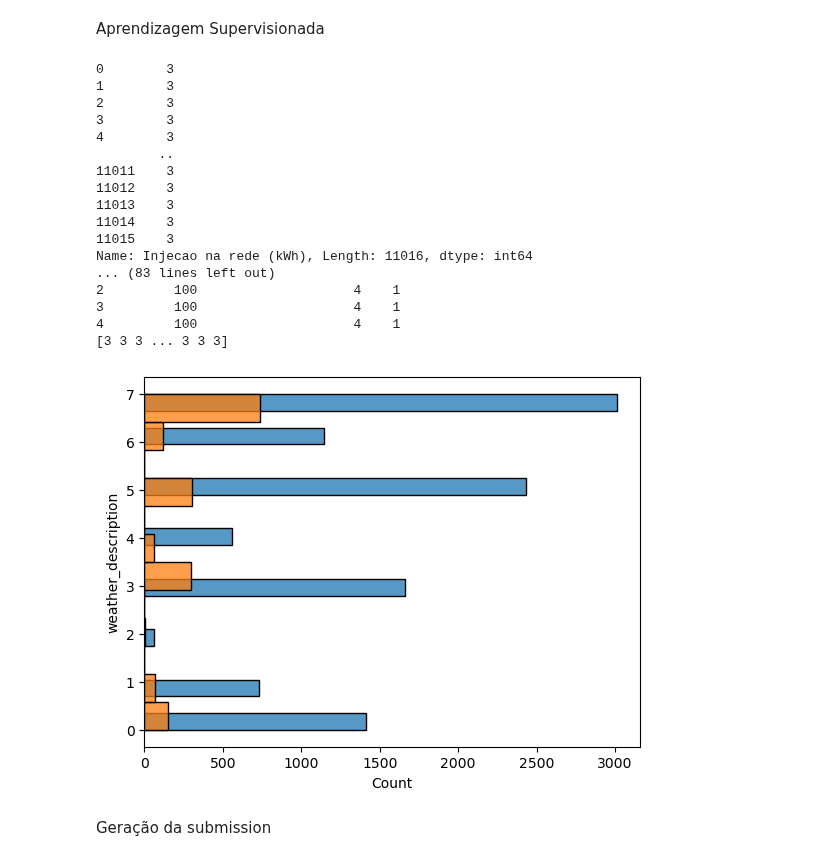
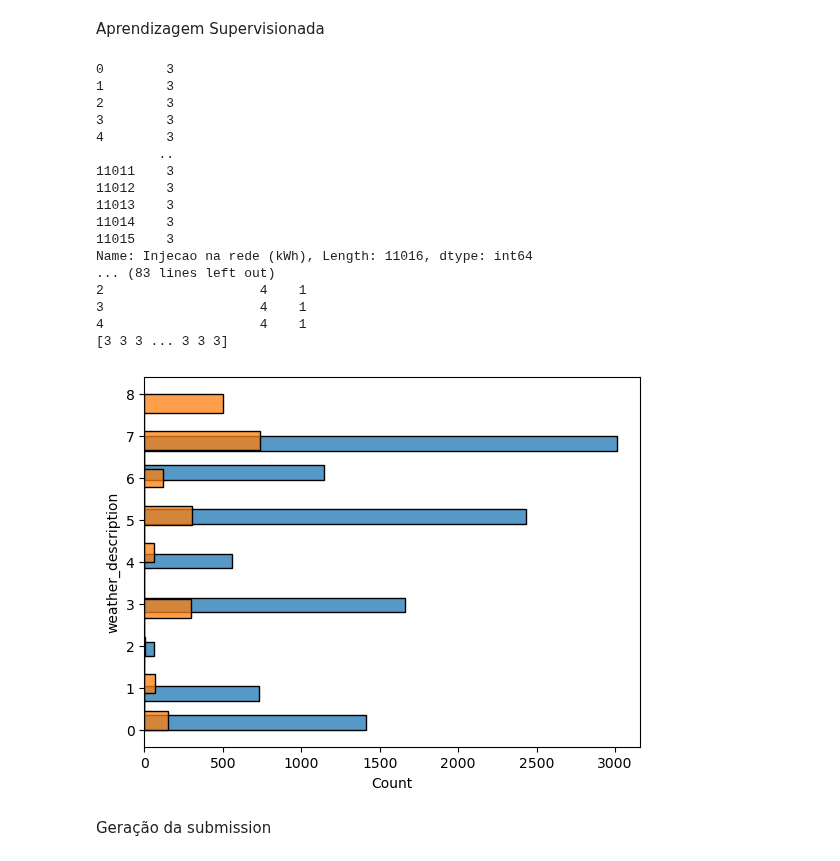
Before and after one commit to simaobarroso/tp-daa, a Jupyter notebook: competicao/comp.ipynb, the cells around one changed output. Saved outputs shown, nothing was run; the diff lists cells and outputs as text; code cells hidden in the pictures.

Commit message:
0.85502. Colocar os missing values de rain_1h a 0 ou remover a coluna deu o mesmo resultado. Investigar. Agora tentar utilizar variaveis ordinais no label enconding

```diff
--- a/competicao/comp.ipynb
+++ b/competicao/comp.ipynb
@@ -168,7 +168,7 @@ data= df_2023['Data'].str.extract(form)
 df_2023['Mes']= pd.to_numeric(data[0])
 
 
-df_train['rain_1h'] = df_train['rain_1h'].fillna(0)
+#df_train['rain_1h'] = df_train['rain_1h'].fillna(0)
 #df_2023['rain_1h'] = df_2023['rain_1h'].fillna(0)
 
 
@@ -260,7 +260,7 @@ sns.histplot(df_2023["weather_description"],y=df_2023["weather_description"])
 
 # Features and target
 print(df_train.dtypes)
-x = df_train[["Hora","Normal (kWh)","Horario Economico (kWh)","Autoconsumo (kWh)","temp","feels_like","temp_min","temp_max","pressure","humidity","wind_speed","rain_1h","clouds_all","weather_description","Mes"]]
+x = df_train[["Hora","Normal (kWh)","Horario Economico (kWh)","Autoconsumo (kWh)","temp","feels_like","temp_min","temp_max","pressure","humidity","wind_speed","clouds_all","weather_description","Mes"]]
 y = df_train["Injecao na rede (kWh)"]
 
 print(y)
@@ -276,7 +276,7 @@ df_2023.drop(['Data'], axis='columns', inplace=True)
 #df_2023.drop(['Hora'], axis='columns', inplace=True)
 df_2023.drop(['city_name'], axis='columns', inplace=True)
 df_2023.drop(['grnd_level'], axis='columns', inplace=True)
-#df_2023.drop(['rain_1h'], axis='columns', inplace=True)
+df_2023.drop(['rain_1h'], axis='columns', inplace=True)
 df_2023.drop(['sea_level'], axis='columns', inplace=True)
 #df_2023.drop(['weather_description'], axis='columns', inplace=True)
 df_2023.drop(['dt'], axis='columns', inplace=True)
@@ -306,36 +306,36 @@ for elem in predict:
         prediction1.append('Very High')
 
 # Create a DataFrame with 'RowId' and 'Result'
 data = pd.DataFrame({'RowId': range(1, len(df_2023) + 1), 'Result': prediction1})
 
 
 
 
 # Save the data to a CSV file
 #print(predict)
 data.to_csv('predictions.csv', index=False)
 
 # Print the predictions
 #print("Predictions:")
 #print(predict)
 # %% [output]
 0        3
 1        3
 2        3
 3        3
 4        3
         ..
 11011    3
 11012    3
 11013    3
 11014    3
 11015    3
 Name: Injecao na rede (kWh), Length: 11016, dtype: int64
 ... (83 lines left out)
-2         100                    4    1
-3         100                    4    1
-4         100                    4    1
+2                    4    1
+3                    4    1
+4                    4    1
 [3 3 3 ... 3 3 3]
-[figure, old version]
+[figure, new version]
 # %% [markdown]
 Geração da submission
```
Also changed, not shown: 1 other file.
